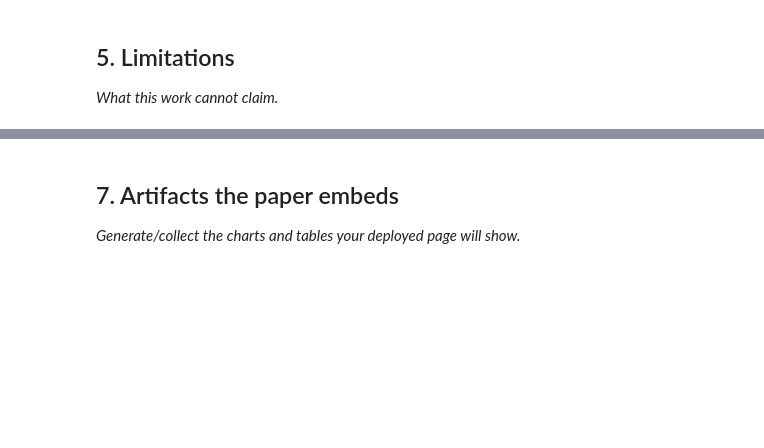
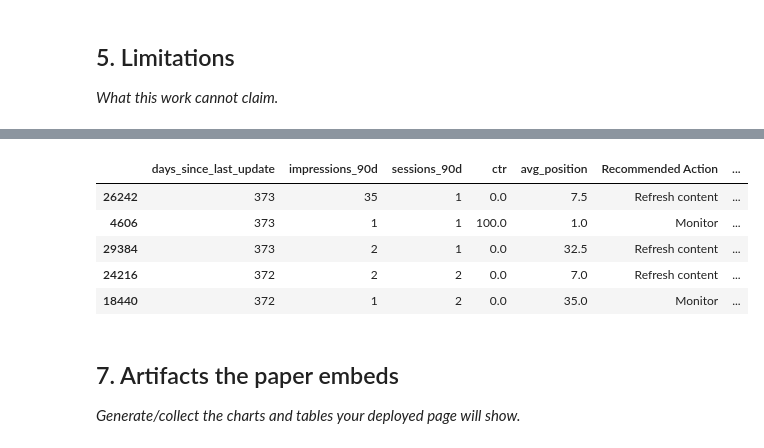
Before and after one commit to maryam884/flyrank-ml-internship, a Jupyter notebook: work/notebooks/capstone.ipynb, the cells around one changed output, grey strips where cells are left out. Saved outputs shown, nothing was run; the diff lists cells and outputs as text; code cells hidden in the pictures; blank space fills up the shorter version.

```diff
--- a/work/notebooks/capstone.ipynb
+++ b/work/notebooks/capstone.ipynb
@@ -33,3 +275,38 @@ This skeleton is yours to fill. Work the sections **in order** — each one has
+# %%
+queue = df.copy()
+
+queue["Reason Code"] = "Review for content refresh"
+
+queue["Recommended Action"] = queue["target"].map({
+    1: "Refresh content",
+    0: "Monitor"
+})
+
+queue = queue.sort_values(
+    by="days_since_last_update",
+    ascending=False
+)
+
+queue = queue[
+    [
+        "days_since_last_update",
+        "impressions_90d",
+        "sessions_90d",
+        "ctr",
+        "avg_position",
+        "Recommended Action",
+        "Reason Code",
+    ]
+]
+
+display(queue.head())
+# %% [output]
+|  | days_since_last_update | impressions_90d | sessions_90d | ctr | avg_position | Recommended Action | ... |
+| 26242 | 373 | 35 | 1 | 0.0 | 7.5 | Refresh content | ... |
+| 4606 | 373 | 1 | 1 | 100.0 | 1.0 | Monitor | ... |
+| 29384 | 373 | 2 | 1 | 0.0 | 32.5 | Refresh content | ... |
+| 24216 | 372 | 2 | 2 | 0.0 | 7.0 | Refresh content | ... |
+| 18440 | 372 | 1 | 2 | 0.0 | 35.0 | Monitor | ... |
 # %% [markdown]
 ## 7. Artifacts the paper embeds
 
```
Also changed, not shown: parts of 14 cells of this notebook.
